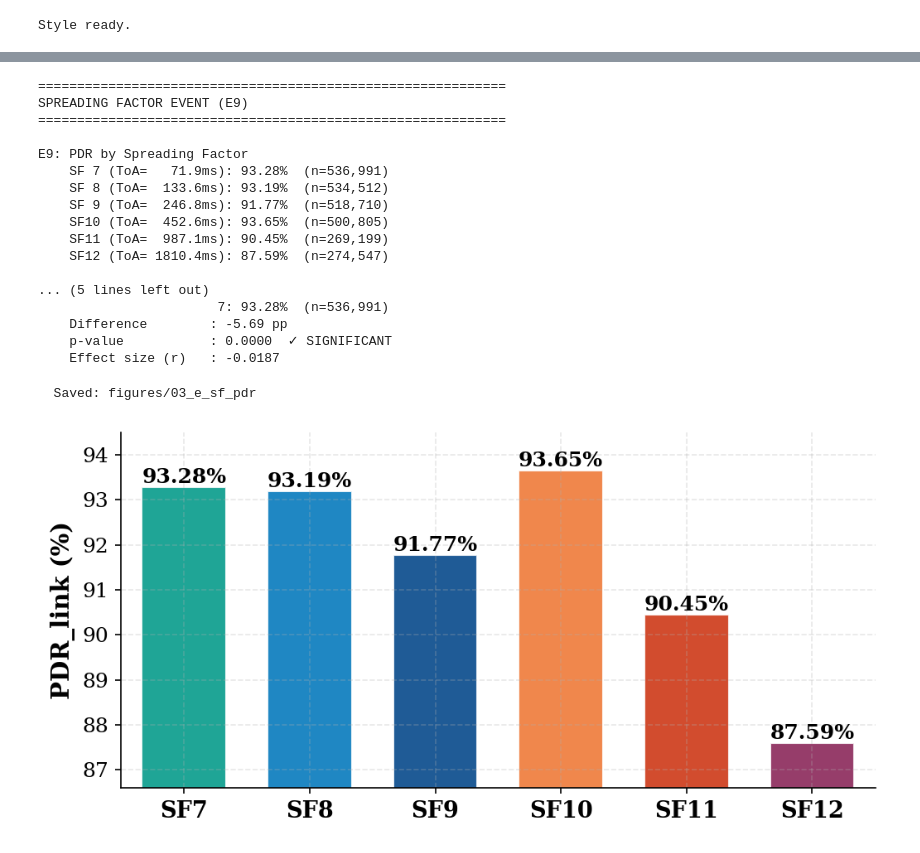
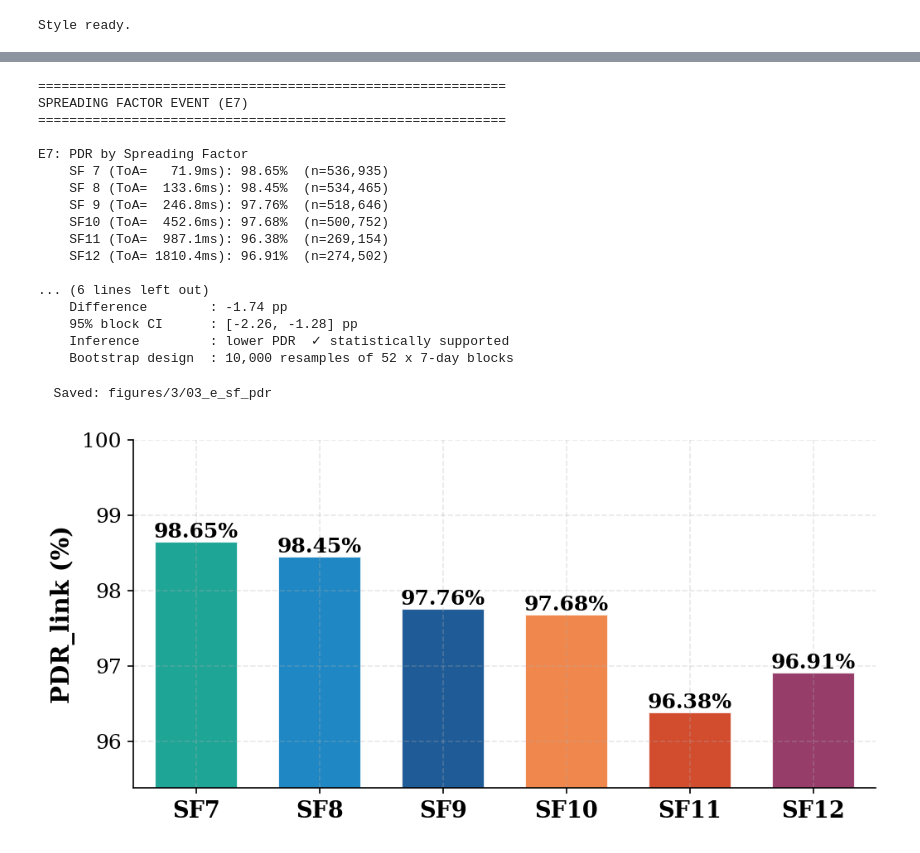
Before and after one commit to vincentmworia/Master-Thesis-Reliability-Analysis-of-Indoor-LoRaWAN-Links-using-packet-counter-reconstruction, a Jupyter notebook: notebooks/03_statistical_analysis.ipynb, the cells around one changed output, grey strips where cells are left out. Drawn from its saved outputs; the diff is of its cells as text; code cells hidden in the pictures.

```diff
--- a/notebooks/03_statistical_analysis.ipynb
+++ b/notebooks/03_statistical_analysis.ipynb
@@ -661,0 +681,19 @@ Event: E9 (spreading factor), combined with E1 (CO₂ tier)
+# %%
+print('=' * 60)
+print('HUMIDITY TIER (§7.5.2)')
+print('=' * 60)
+
+# E6: humidity tier
+print('\nE6: Humidity Tier PDR')
+for tier in ['dry', 'normal', 'humid']:
+    g = df_link[df_link['e6_humidity_tier'] == tier]
+    if len(g) > 0:
+        rx = len(g)
+        lost = int(g['tx_loss'].sum())
+        pdr = rx / (rx + lost) * 100
+        print(f'    {tier:<10}: {pdr:.2f}%  (n={rx:,})')
+
+print('\nE6: Humid vs Dry (key comparison)')
+r = pdr_compare(df_link, 'e6_humidity_tier', 'humid', 'dry')
+print_comparison(r, 'Humid vs Dry')
+atm_results['E6_humid_vs_dry'] = r
@@ -662,15 +768,15 @@ Event: E9 (spreading factor), combined with E1 (CO₂ tier)
 # %%
 print('=' * 60)
-print('SPREADING FACTOR EVENT (E9)')
+print('SPREADING FACTOR EVENT (E7)')
 print('=' * 60)
 
 TOA_MS = {7: 71.9, 8: 133.6, 9: 246.8, 10: 452.6, 11: 987.1, 12: 1810.4}
 sf_pdrs = {}
 sf_results = {}
 
-print('\nE9: PDR by Spreading Factor')
+print('\nE7: PDR by Spreading Factor')
 for sf in [7, 8, 9, 10, 11, 12]:
-    g = df_link[df_link['e9_sf'] == sf]
+    g = df_link[df_link['e7_sf'] == sf]
     rx = len(g)
     lost = int(g['tx_loss'].sum())
     pdr = rx / (rx + lost) * 100
@@ -679,65 +785,63 @@ for sf in [7, 8, 9, 10, 11, 12]:
 
 print(f'\n    PDR drop SF7→SF12: {sf_pdrs[7] - sf_pdrs[12]:.2f} pp')
 
-print('\nE9: SF12 vs SF7 (key comparison)')
-r = pdr_compare(df_link, 'e9_sf', 12, 7)
+print('\nE7: SF12 vs SF7 (key comparison)')
+r = pdr_compare(df_link, 'e7_sf', 12, 7)
 print_comparison(r, 'SF12 vs SF7')
-sf_results['E9_sf12_vs_sf7'] = r
+sf_results['E7_sf12_vs_sf7'] = r
 # %% [output]
 ============================================================
-SPREADING FACTOR EVENT (E9)
+SPREADING FACTOR EVENT (E7)
 ============================================================
 
-E9: PDR by Spreading Factor
-    SF 7 (ToA=   71.9ms): 93.28%  (n=536,991)
-    SF 8 (ToA=  133.6ms): 93.19%  (n=534,512)
-    SF 9 (ToA=  246.8ms): 91.77%  (n=518,710)
-    SF10 (ToA=  452.6ms): 93.65%  (n=500,805)
-    SF11 (ToA=  987.1ms): 90.45%  (n=269,199)
-    SF12 (ToA= 1810.4ms): 87.59%  (n=274,547)
+E7: PDR by Spreading Factor
+    SF 7 (ToA=   71.9ms): 98.65%  (n=536,935)
+    SF 8 (ToA=  133.6ms): 98.45%  (n=534,465)
+    SF 9 (ToA=  246.8ms): 97.76%  (n=518,646)
+    SF10 (ToA=  452.6ms): 97.68%  (n=500,752)
+    SF11 (ToA=  987.1ms): 96.38%  (n=269,154)
+    SF12 (ToA= 1810.4ms): 96.91%  (n=274,502)
 
-... (5 lines left out)
-                       7: 93.28%  (n=536,991)
-    Difference        : -5.69 pp
-    p-value           : 0.0000  ✓ SIGNIFICANT
-    Effect size (r)   : -0.0187
+... (6 lines left out)
+    Difference        : -1.74 pp
+    95% block CI      : [-2.26, -1.28] pp
+    Inference         : lower PDR  ✓ statistically supported
+    Bootstrap design  : 10,000 resamples of 52 x 7-day blocks
 # %%
-# Fig 03-E — PDR by Spreading Factor (E9)
+# Fig 03-E — PDR by Spreading Factor (E7)
 fig, ax = plt.subplots(figsize=(7, 3.5))
 
 sfs = [7, 8, 9, 10, 11, 12]
 sf_pdr_vals = []
 sf_labs = []
 
 for sf in sfs:
-    g = df_link[df_link['e9_sf'] == sf]
+    g = df_link[df_link['e7_sf'] == sf]
     rx = len(g)
     lost = int(g['tx_loss'].sum())
     pdr = (rx / (rx + lost) * 100) if (rx + lost) > 0 else 0
     sf_pdr_vals.append(pdr)
     sf_labs.append(f'SF{sf}')
 
 bar_colors = [C['green'], C['blue'], C['navy'], C['orange'], C['red'], C['brown']]
 
 x = np.arange(len(sf_labs)) * 0.82
 w = 0.55
 ax.bar(x, sf_pdr_vals, w, color=bar_colors, alpha=0.88, edgecolor='white')
 
 for xi, v in zip(x, sf_pdr_vals):
     if v > 0:
-        ax.text(xi, v , f'{v:.2f}%', ha='center', va='bottom', fontsize=12, fontweight='bold')
+        ax.text(xi, v, f'{v:.2f}%', ha='center', va='bottom', fontsize=12, fontweight='bold')
 
 ax.set_xticks(x)
 ax.set_xticklabels(sf_labs, fontsize=13, fontweight='bold')
 ax.margins(x=0.03)
 ax.set_ylabel('PDR_link (%)', fontsize=14, fontweight='bold')
 ax.tick_params(axis='y', labelsize=12)
-ax.set_ylim(min(sf_pdr_vals) - 1 if sf_pdr_vals else 0, 94.5)
-# ax.set_title(f'E9: PDR by Spreading Factor\n(PDR drop SF7→SF12: {sf_pdr_vals[0] - sf_pdr_vals[-1]:.2f} pp)',
-#               fontsize=11, fontweight='bold')
+ax.set_ylim(min(sf_pdr_vals) - 1 if sf_pdr_vals else 0, 100)
 
 fig.tight_layout()
 save_fig(fig, '03_e_sf_pdr')
 # %% [output]
-  Saved: figures/03_e_sf_pdr
+  Saved: figures/3/03_e_sf_pdr
-[figure, old version]
+[figure, new version]
```
Also changed, not shown: parts of 56 cells of this notebook, 33 other files.
